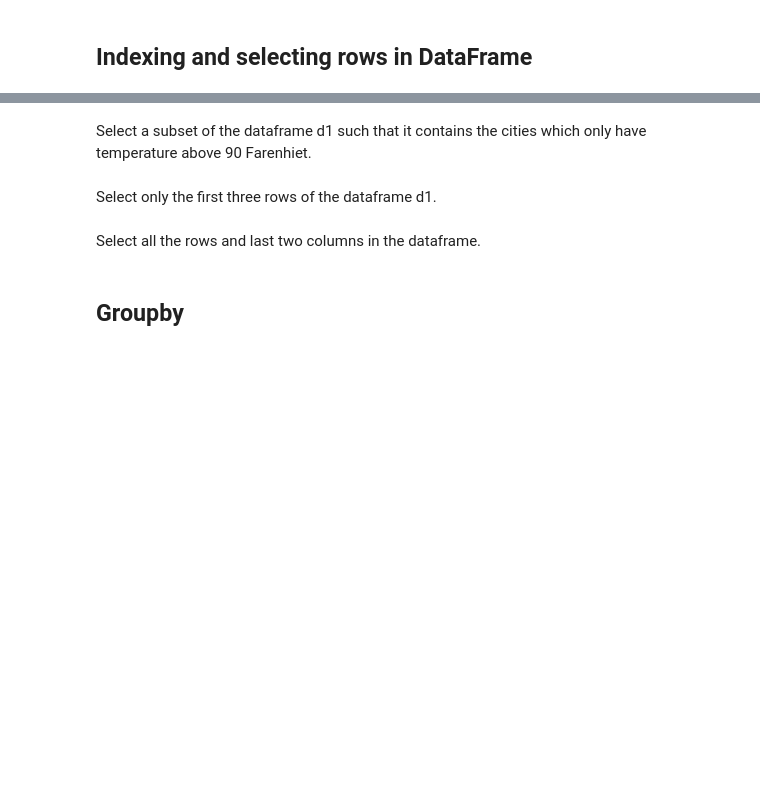
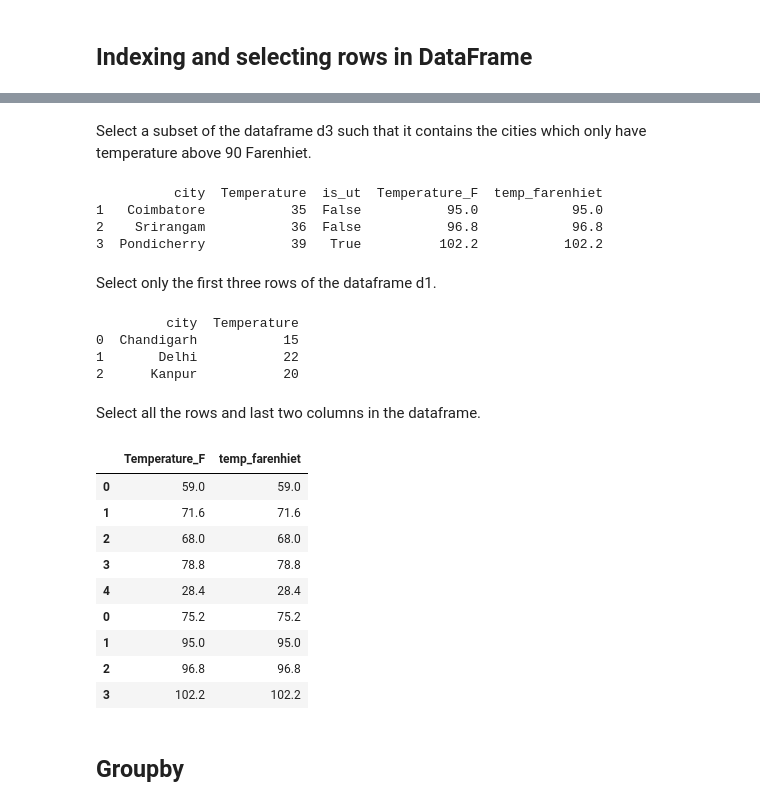
Before and after one commit to RaunakRana14/python-data-structure-assignment, a Jupyter notebook: Pandas Assignment Day 10.ipynb, the cells around one changed output, grey strips where cells are left out. Saved outputs shown, nothing was run; the diff lists cells and outputs as text; code cells hidden in the pictures; blank space fills up the shorter version.

```diff
--- a/Pandas Assignment Day 10.ipynb
+++ b/Pandas Assignment Day 10.ipynb
@@ -385,5 +385,11 @@ We need to create another column in d3, which contains  a boolean value for each
 #     # write code below
 
 # d3['is_ut'] =
+# write function here
+
+def is_ut(x):
+    return x in ['Chandigarh', 'Pondicherry', 'Delhi']
+
+d3['is_ut'] = d3['city'].apply(is_ut)
 # %%
 # print d3
@@ -395,5 +413,8 @@ HINT -
 - To check: c_to_f(10) should return 50.
 # %%
 # write function here
+def c_to_f(temp):
+    return (temp * 9/5) + 32
+d3['Temperature_F'] = d3['Temperature'].apply(c_to_f)
 # %%
 # check function c_to_f(10)
@@ -400,2 +425,5 @@ HINT -
 # %%
 # apply function c_to_f to d3 to create a column 'temp_farenhiet'
+
+d3['temp_farenhiet'] = d3['Temperature'].apply(c_to_f)
+print(d3)
@@ -406,9 +453,39 @@ Select subset of the dataframe d1 such that it contains the cities which are uni
 # %% [markdown]
-Select a subset of the dataframe d1 such that it contains the cities which only have temperature above 90 Farenhiet.
+Select a subset of the dataframe d3 such that it contains the cities which only have temperature above 90 Farenhiet.
+# %%
+
+d3_hot = d3[d3['temp_farenhiet'] > 90]
+print(d3_hot)
+# %% [output]
+          city  Temperature  is_ut  Temperature_F  temp_farenhiet
+1   Coimbatore           35  False           95.0            95.0
+2    Srirangam           36  False           96.8            96.8
+3  Pondicherry           39   True          102.2           102.2
 # %% [markdown]
 Select only the first three rows of the dataframe d1.
+# %%
+d1_first3 = d1.head(3)
+print(d1_first3)
+# %% [output]
+         city  Temperature
+0  Chandigarh           15
+1       Delhi           22
+2      Kanpur           20
 # %% [markdown]
 Select all the rows and last two columns in the dataframe.
+# %%
+d3.iloc[:, -2:]
+# %% [output]
+|  | Temperature_F | temp_farenhiet |
+| 0 | 59.0 | 59.0 |
+| 1 | 71.6 | 71.6 |
+| 2 | 68.0 | 68.0 |
+| 3 | 78.8 | 78.8 |
+| 4 | 28.4 | 28.4 |
+| 0 | 75.2 | 75.2 |
+| 1 | 95.0 | 95.0 |
+| 2 | 96.8 | 96.8 |
+| 3 | 102.2 | 102.2 |
 # %% [markdown]
 ## Groupby
 # %%
```
Also changed, not shown: parts of 9 cells of this notebook.
